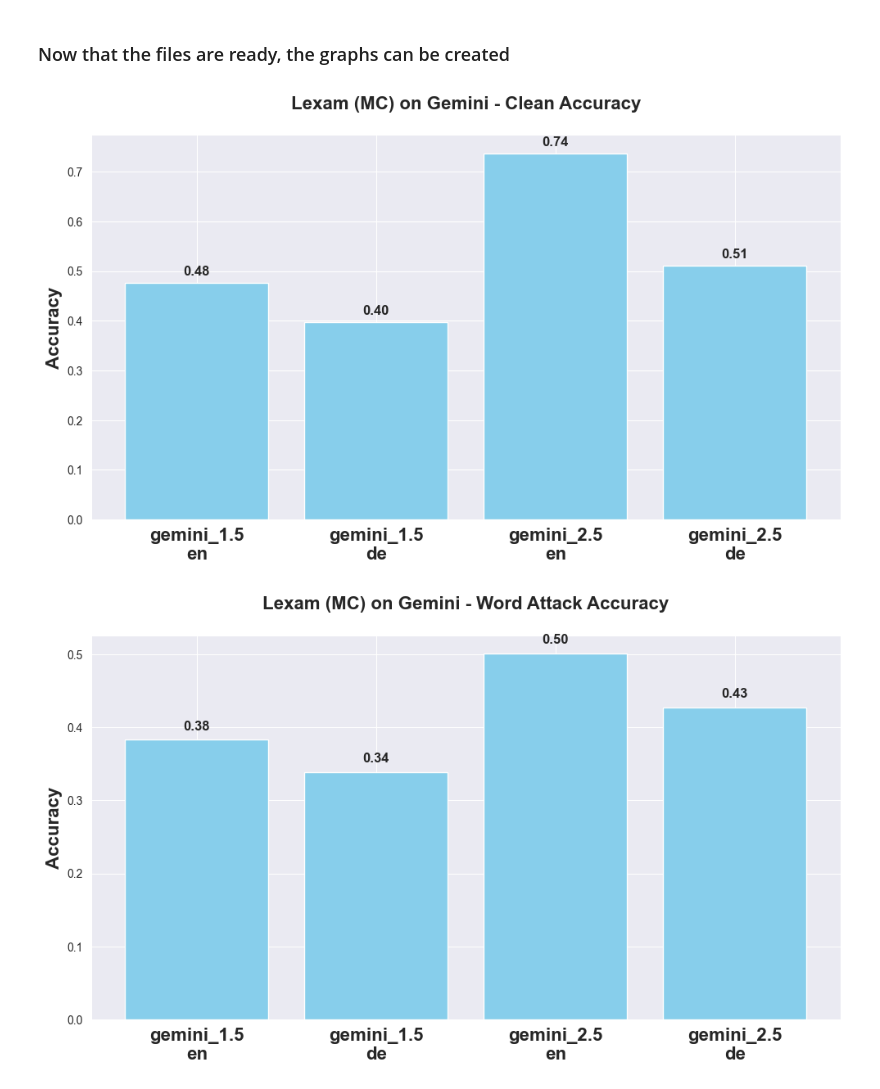
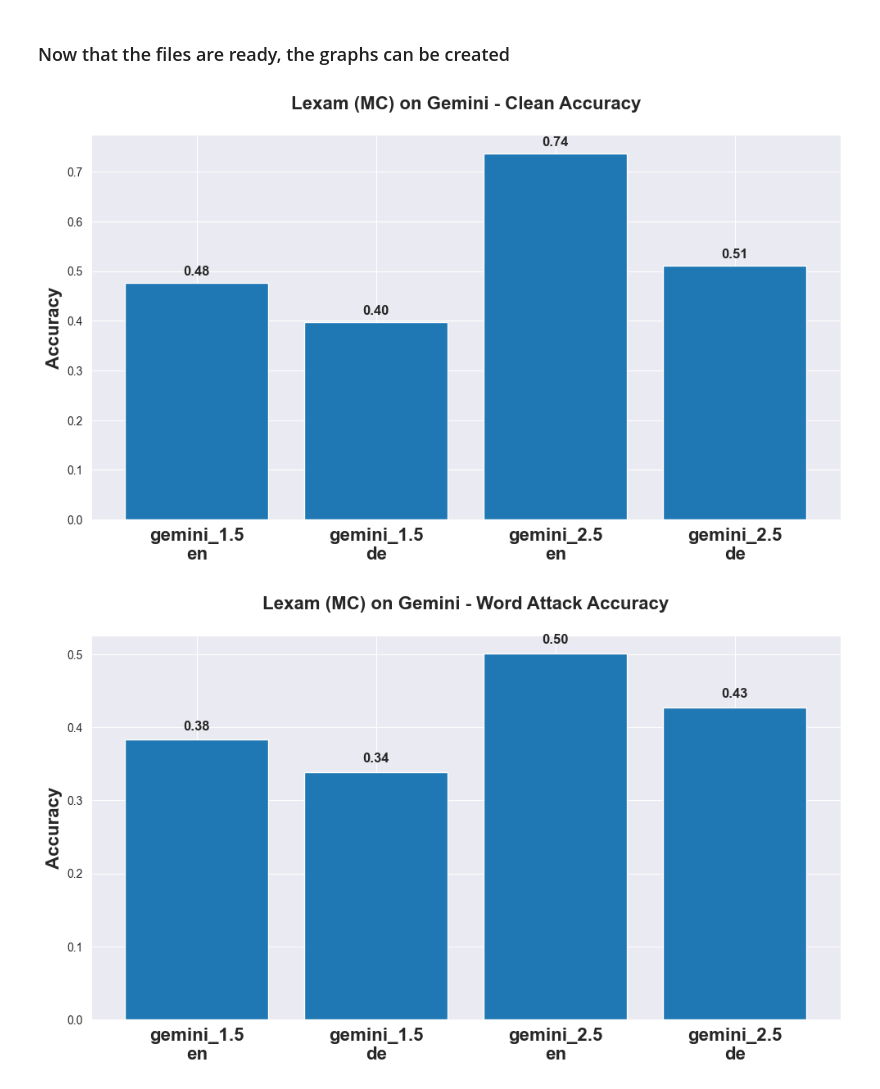
Before and after one commit to RobustML-Lab/Legal-Multilingual-Evaluation-of-LLMs, a Jupyter notebook: Pipeline/output/graphs/plot_gemini.ipynb, the cells around one changed output. Drawn from its saved outputs; the diff is of its cells as text; code cells hidden in the pictures.

```diff
--- a/Pipeline/output/graphs/plot_gemini.ipynb
+++ b/Pipeline/output/graphs/plot_gemini.ipynb
@@ -185,7 +185,7 @@ plt.show()
 
 # === Plot 2: Accuracy with ± std error bars ===
 plt.figure(figsize=(8, 5))  # Keep full-size figure
-bars = plt.bar(x, accuracy_vals, width=0.5, color='orange',
+bars = plt.bar(x, accuracy_vals, width=0.5,
                yerr=correctness_stds, capsize=8, label='Accuracy')
 
 for i, bar in enumerate(bars):
@@ -1115,7 +1117,7 @@ def plot_single_condition(results_dict, label):
 
     x = np.arange(len(x_labels))
     plt.figure(figsize=(10, 6))
-    plt.bar(x, accuracies, color='skyblue')
+    plt.bar(x, accuracies)
 
     for i, acc in enumerate(accuracies):
         plt.text(x[i], acc + 0.01, f"{acc:.2f}", ha='center', va='bottom', fontsize=12, fontweight='bold')
@@ -1153,33 +1155,33 @@ def plot_gemini25_clean_vs_char(results):
     x = np.arange(len(x_labels))
     bar_width = 0.35
     plt.figure(figsize=(8, 6))
 
     plt.bar(x - bar_width / 2, clean_acc, width=bar_width, label='No Attack')
     plt.bar(x + bar_width / 2, char_acc, width=bar_width, label='Char Attack')
 
     for i in range(len(x_labels)):
         for offset, acc in zip([-bar_width / 2, bar_width / 2], [clean_acc[i], char_acc[i]]):
             plt.text(x[i] + offset, acc + 0.01, f"{acc:.2f}", ha='center', va='bottom', fontsize=10, fontweight='bold')
 
     plt.xticks(x, x_labels, fontsize=14, fontweight='bold')
     plt.ylabel("Accuracy", fontsize=14, fontweight='bold')
     plt.title("Gemini 2.5 on Lexam - No Attack vs Character Insertion Attack (MC Accuracy)", fontsize=16, fontweight='bold', y=1.05)
     plt.legend(fontsize=12)
 
     output_dir = "lexam"
     os.makedirs(output_dir, exist_ok=True)
     timestamp = datetime.now().strftime("%Y%m%d_%H%M%S")
     filename = f"lexam_mc_gemini25_charonly_{timestamp}.pdf"
 
     plt.tight_layout()
     plt.savefig(os.path.join(output_dir, filename), format='pdf', bbox_inches='tight')
     plt.show()
 
 # Generate the 3 plots
 plot_single_condition(results["clean"], "clean")
 plot_single_condition(results["attack_word"], "attack_word")
 plot_gemini25_clean_vs_char(results)
 # %% [output]
-[figure, old version]
+[figure, new version]
-[figure, old version]
+[figure, new version]
 [figure]
```
Also changed, not shown: parts of 7 cells of this notebook, 36 other files.
